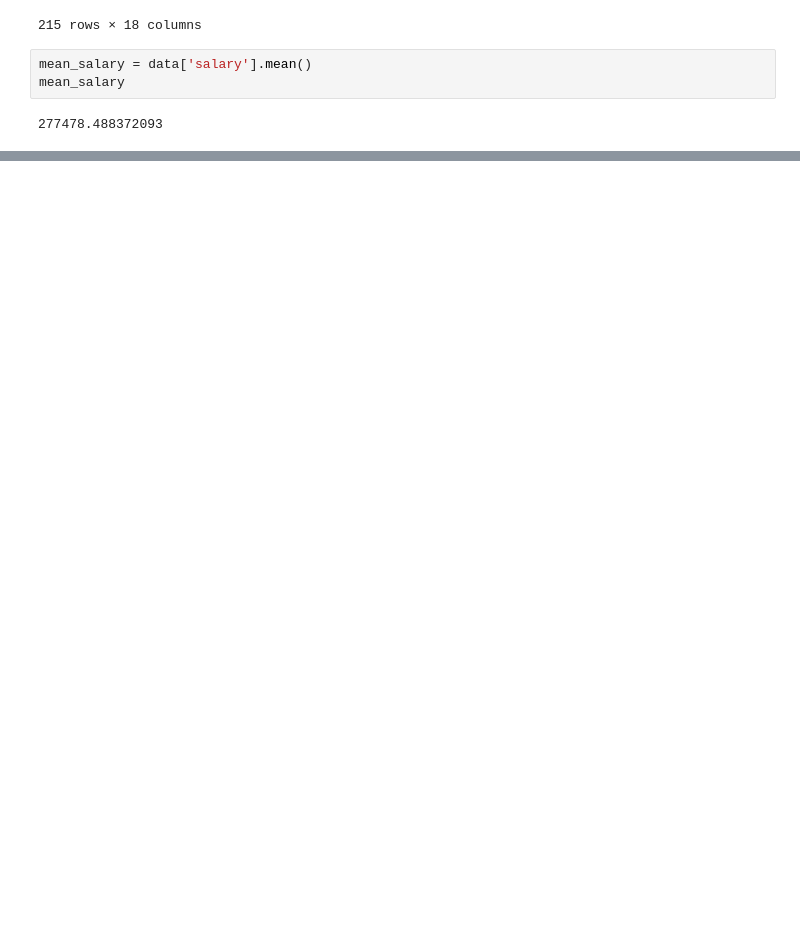
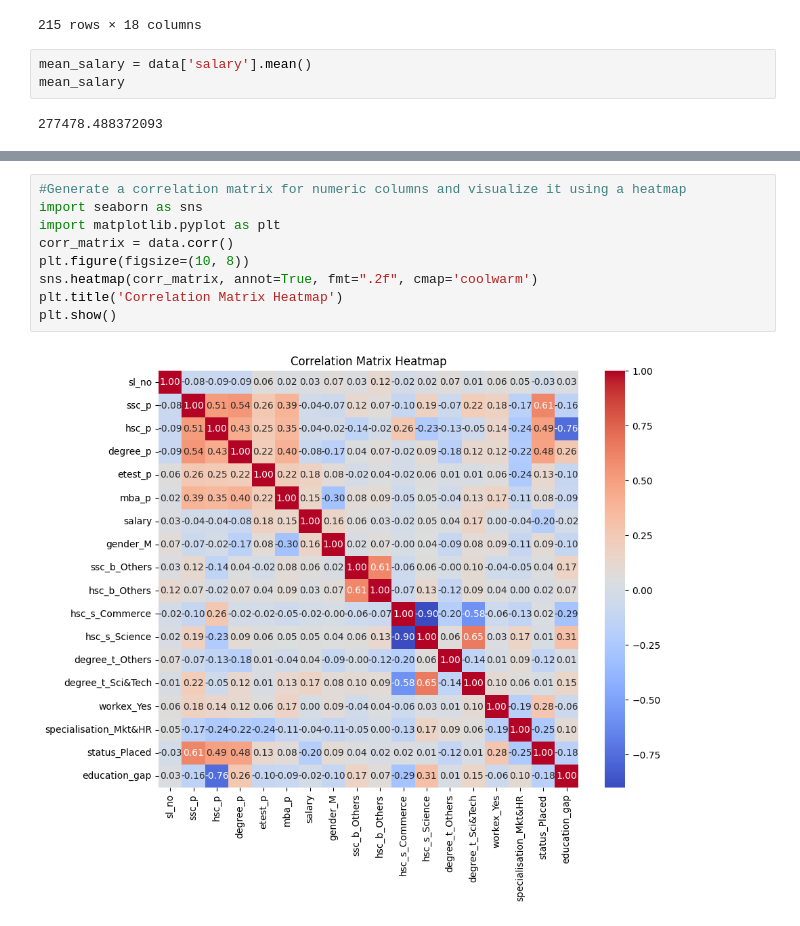
Before and after one commit to Pranav-Marwaha-73/O7-test, a Jupyter notebook: Data.ipynb, the cells around one changed output, grey strips where cells are left out. Drawn from its saved outputs; the diff is of its cells as text; blank space fills up the shorter version.

```diff
--- a/Data.ipynb
+++ b/Data.ipynb
@@ -301,0 +318,11 @@ mean_salary
+# %%
+#Generate a correlation matrix for numeric columns and visualize it using a heatmap
+import seaborn as sns
+import matplotlib.pyplot as plt
+corr_matrix = data.corr()
+plt.figure(figsize=(10, 8))
+sns.heatmap(corr_matrix, annot=True, fmt=".2f", cmap='coolwarm')
+plt.title('Correlation Matrix Heatmap')
+plt.show()
+# %% [output]
+[figure, added]
```
Also changed, not shown: parts of 2 cells of this notebook.
